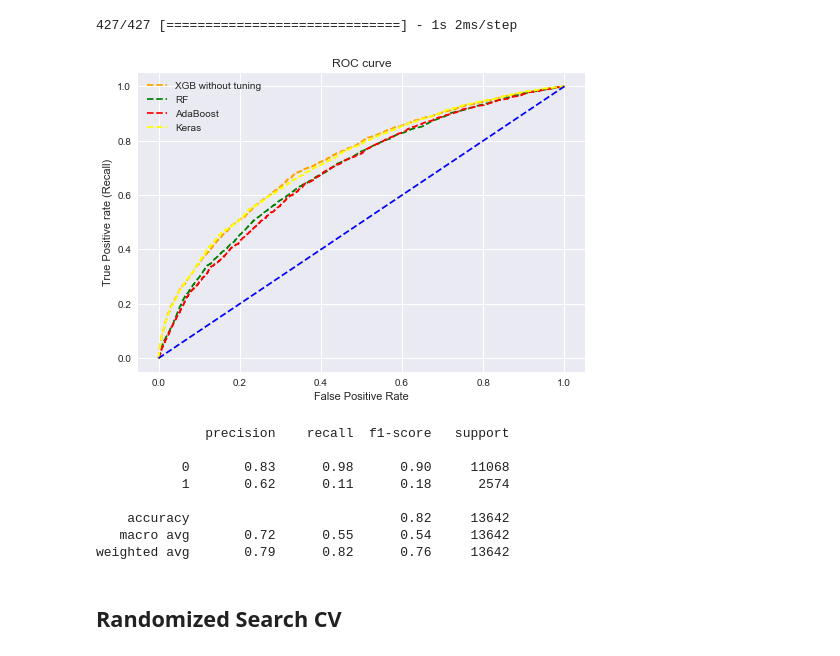
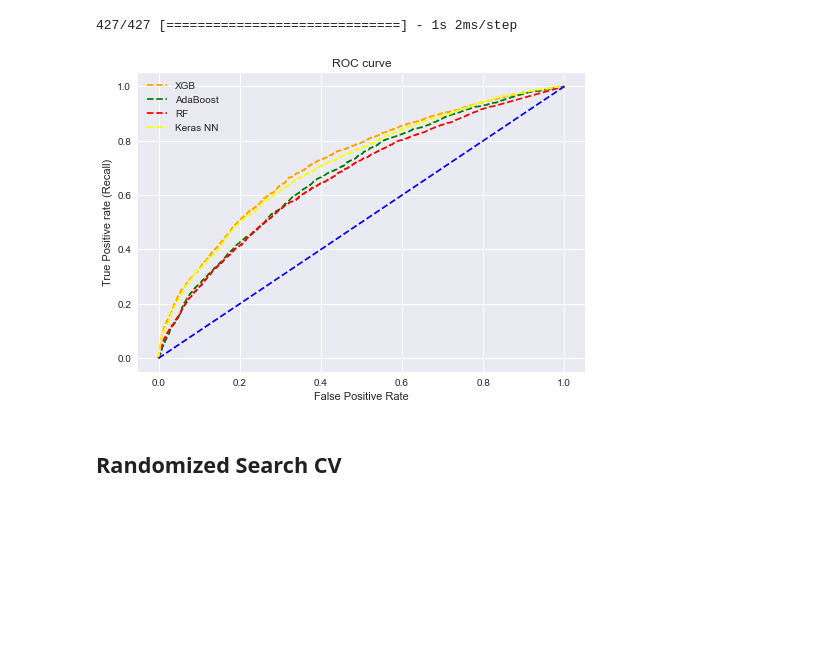
Before and after one commit to Federico-Young/Globant---LATAM-Airlines, a Jupyter notebook: EDA prediccion vuelos Santiago.ipynb, the cells around one changed output. Drawn from its saved outputs; the diff is of its cells as text; code cells hidden in the pictures; blank space fills up the shorter version.

```diff
--- a/EDA prediccion vuelos Santiago.ipynb
+++ b/EDA prediccion vuelos Santiago.ipynb
@@ -832,12 +782,13 @@ Successfully installed absl-py-1.0.0 astunparse-1.6.3 cachetools-5.1.0 flatbuffe
 import tensorflow as tf
 import keras
 # %%
-model = keras.Sequential([
+#Creamos una MLP con 300 neuronas y DropOut a la salida de esta capa
+model_NN = keras.Sequential([
     keras.layers.Dense(300, activation='relu', input_shape=(X_train.shape[-1],)),
     keras.layers.BatchNormalization(),
     keras.layers.Dropout(0.4),
     keras.layers.Dense(1, activation='sigmoid'),
 ])
 
-model.summary()
+model_NN.summary()
 # %% [output]
@@ -860,11 +811,11 @@ Trainable params: 50,701
 Non-trainable params: 600
 _________________________________________________________________
 # %%
-model.compile(optimizer='adam',
+model_NN.compile(optimizer='adam',
               loss=tf.keras.losses.BinaryCrossentropy(),
-              metrics=[tf.keras.metrics.AUC()])
+              metrics=[tf.keras.metrics.AUC(),tf.keras.metrics.Recall()])
 # %%
-r = model.fit(
+model_NN.fit(
     X_train,
     y_train,
     validation_data=(X_test, y_test),
@@ -901,51 +853,39 @@ fpr_keras, tpr_keras, thresholds_keras = roc_curve(y_test, y_pred_keras)
 from sklearn.metrics import roc_curve
 
 # roc curve for models
-fpr1, tpr1, thresh1 = roc_curve(y_test, classifier.predict_proba(X_test)[:, 1], pos_label=1)
-fpr2, tpr2, thresh2 = roc_curve(y_test, RF.predict_proba(X_test)[:, 1], pos_label=1)
-fpr3, tpr3, thresh3 = roc_curve(y_test, AdaBoostclf.predict_proba(X_test)[:, 1], pos_label=1)
-fpr_keras, tpr_keras, thresholds_keras = roc_curve(y_test, model.predict(X_test).ravel())
+fpr1, tpr1, thresh1 = roc_curve(y_test, XGB.predict_proba(X_test)[:, 1], pos_label=1)
+fpr2, tpr2, thresh2 = roc_curve(y_test, AdaBoostclf.predict_proba(X_test)[:, 1], pos_label=1)
+fpr3, tpr3, thresh3 = roc_curve(y_test, RF.predict_proba(X_test)[:, 1], pos_label=1)
+fpr4, tpr4, thresh4 = roc_curve(y_test, model_NN.predict(X_test).ravel())
 
 # roc curve for tpr = fpr
 random_probs = [0 for i in range(len(y_test))]
 p_fpr, p_tpr, _ = roc_curve(y_test, random_probs, pos_label=1)
 # %% [output]
 427/427 [==============================] - 1s 2ms/step
-# %%
-# matplotlib
-import matplotlib.pyplot as plt
-plt.style.use('seaborn')
-
-# plot roc curves
-plt.plot(fpr1, tpr1, linestyle='--',color='orange', label='XGB without tuning')
-plt.plot(fpr2, tpr2, linestyle='--',color='green', label='RF')
-plt.plot(fpr3, tpr3, linestyle='--',color='red', label='AdaBoost')
-plt.plot(fpr_keras, tpr_keras, linestyle='--',color='yellow', label='Keras')
-plt.plot(p_fpr, p_tpr, linestyle='--', color='blue')
-# title
-plt.title('ROC curve')
-# x label
-plt.xlabel('False Positive Rate')
-# y label
-plt.ylabel('True Positive rate (Recall)')
-
-plt.legend(loc='best')
-plt.savefig('ROC',dpi=300)
-plt.show();
-# %% [output]
-[figure, removed]
-# %%
-from sklearn.metrics import classification_report
-print(classification_report(y_test,y_pred))
-# %% [output]
-              precision    recall  f1-score   support
-
-           0       0.83      0.98      0.90     11068
-           1       0.62      0.11      0.18      2574
-
-    accuracy                           0.82     13642
-   macro avg       0.72      0.55      0.54     13642
-weighted avg       0.79      0.82      0.76     13642
+# %%
+# matplotlib
+#import matplotlib.pyplot as plt
+plt.style.use('seaborn')
+
+# plot roc curves
+plt.plot(fpr1, tpr1, linestyle='--',color='orange', label='XGB')
+plt.plot(fpr2, tpr2, linestyle='--',color='green', label='AdaBoost')
+plt.plot(fpr3, tpr3, linestyle='--',color='red', label='RF')
+plt.plot(fpr4, tpr4, linestyle='--',color='yellow', label='Keras NN')
+plt.plot(p_fpr, p_tpr, linestyle='--', color='blue')
+# title
+plt.title('ROC curve')
+# x label
+plt.xlabel('False Positive Rate')
+# y label
+plt.ylabel('True Positive rate (Recall)')
+
+plt.legend(loc='best')
+plt.savefig('ROC',dpi=300)
+plt.show();
+# %% [output]
+[figure, added]
 # %% [markdown]
 ## Randomized Search CV
 # %%
```
Also changed, not shown: parts of 69 cells of this notebook.
